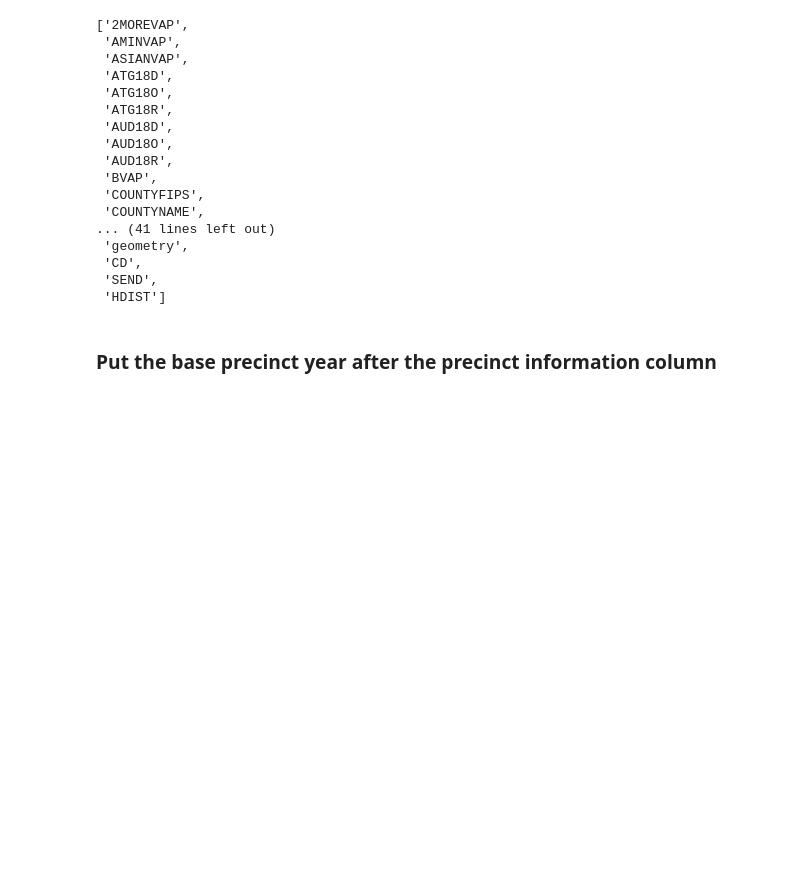
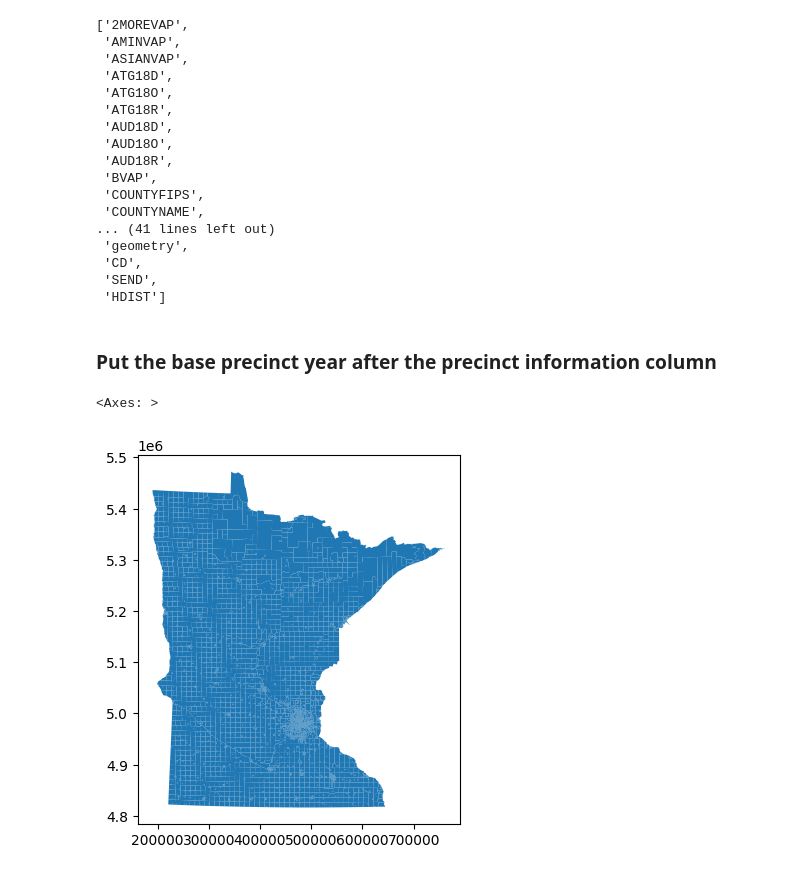
Before and after one commit to eveomett-states/Minnesota, a Jupyter notebook: mn.ipynb, the cells around one changed output. Drawn from its saved outputs; the diff is of its cells as text; code cells hidden in the pictures; blank space fills up the shorter version.

```diff
--- a/mn.ipynb
+++ b/mn.ipynb
@@ -468,3 +478,10 @@ election_df.to_file('./{}/{}.geojson'.format(state_ab, state_ab), driver='GeoJSO
 # Only do once to build json and read from file when generating ensembles
 graph = Graph.from_file("./{}/{}.shp".format(state_ab, state_ab), ignore_errors=True)
 graph.to_json("./{}/{}.json".format(state_ab, state_ab))
+# %%
+shapefile_path = "./{}/{}.shp".format(state_ab, state_ab)
+shape=gpd.read_file(shapefile_path)
+shape.plot()
+# %% [output]
+<Axes: >
+[figure, added]
```
Also changed, not shown: parts of 5 cells of this notebook.
